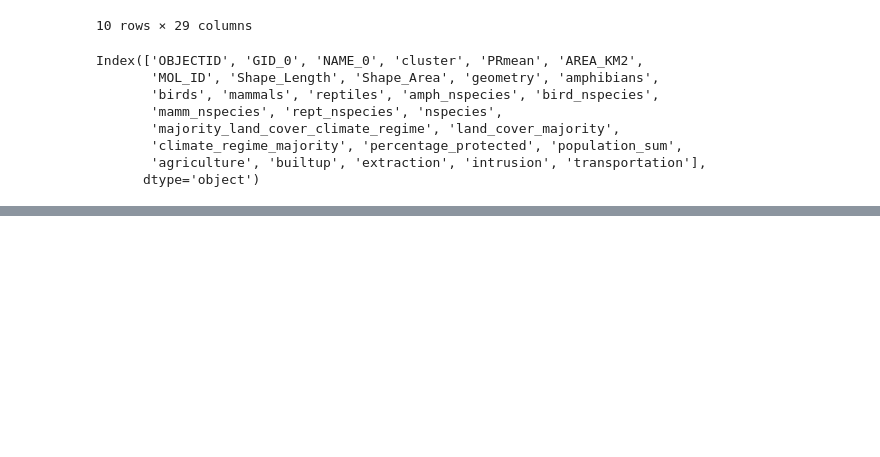
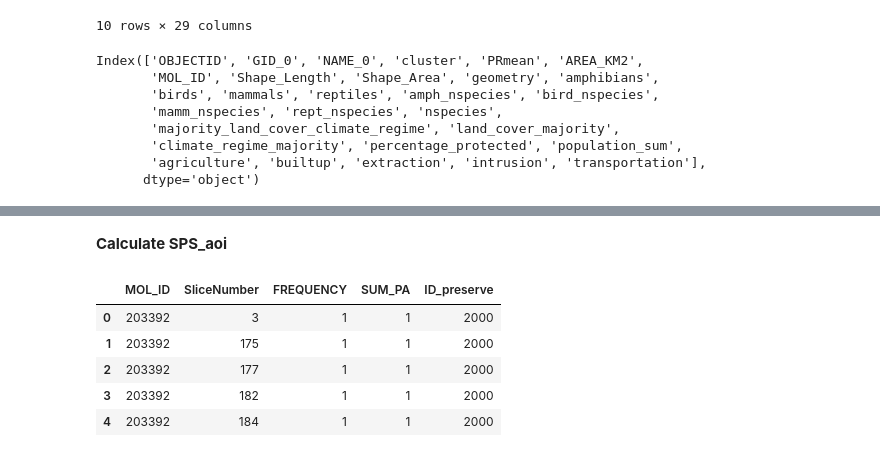
Before and after one commit to Vizzuality/he-scratchfolder, a Jupyter notebook: Precalculated_Future_Places_SPS.ipynb, the cells around one changed output, grey strips where cells are left out. Cells and saved outputs as stored; diff of their text form; code cells hidden in the pictures; blank space fills up the shorter version.

```diff
--- a/Precalculated_Future_Places_SPS.ipynb
+++ b/Precalculated_Future_Places_SPS.ipynb
@@ -545,0 +601,22 @@ places_ctx.to_file(f'{path_out}/places_precalculated_aoi_summaries_updated.geojs
+# %% [markdown]
+**Calculate SPS_aoi**
+# %%
+# To calculate the SPS_AOI we need to know the species found on the WDPAs (calculations done in Pro: AOI_Summaries_Precalculations.aprx)
+wdpa_amph = pd.read_csv(f'{path_in}/biodiversity/amphibians_wdpa.csv').drop(columns={'OID_'}).astype(int).rename(columns={'SUM_amphibians': 'SUM_PA'})
+wdpa_bird = pd.read_csv(f'{path_in}/biodiversity/birds_wdpa.csv').drop(columns={'OID_'}).astype(int).rename(columns={'SUM_birds': 'SUM_PA'})
+wdpa_mamm = pd.read_csv(f'{path_in}/biodiversity/mammals_wdpa.csv').drop(columns={'OID_'}).astype(int).rename(columns={'SUM_presence': 'SUM_PA'})
+wdpa_rept = pd.read_csv(f'{path_in}/biodiversity/reptiles_wdpa.csv').drop(columns={'OID_'}).astype(int).rename(columns={'SUM_reptiles': 'SUM_PA'})
+# %%
+# Change MOL_ID to "2000" which is the MOL_ID of the preserve where the WPDA is located
+wdpa_amph['ID_preserve'] = 2000
+wdpa_bird['ID_preserve']  = 2000
+wdpa_mamm['ID_preserve']  = 2000
+wdpa_rept['ID_preserve']  = 2000
+wdpa_amph.head()
+# %% [output]
+|  | MOL_ID | SliceNumber | FREQUENCY | SUM_PA | ID_preserve |
+| 0 | 203392 | 3 | 1 | 1 | 2000 |
+| 1 | 203392 | 175 | 1 | 1 | 2000 |
+| 2 | 203392 | 177 | 1 | 1 | 2000 |
+| 3 | 203392 | 182 | 1 | 1 | 2000 |
+| 4 | 203392 | 184 | 1 | 1 | 2000 |
```
Also changed, not shown: parts of 55 cells of this notebook.
